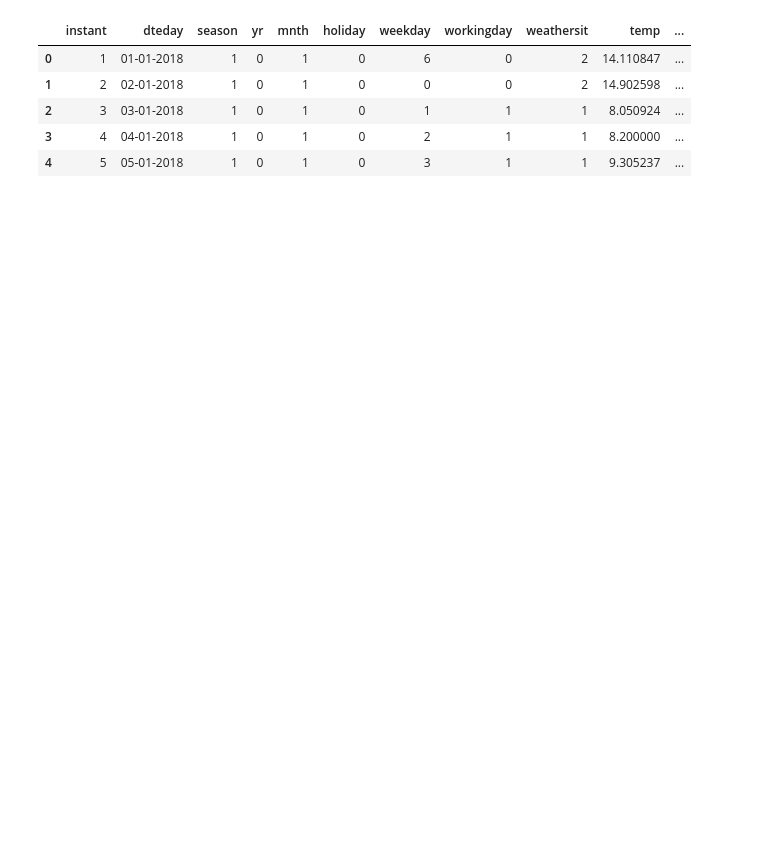
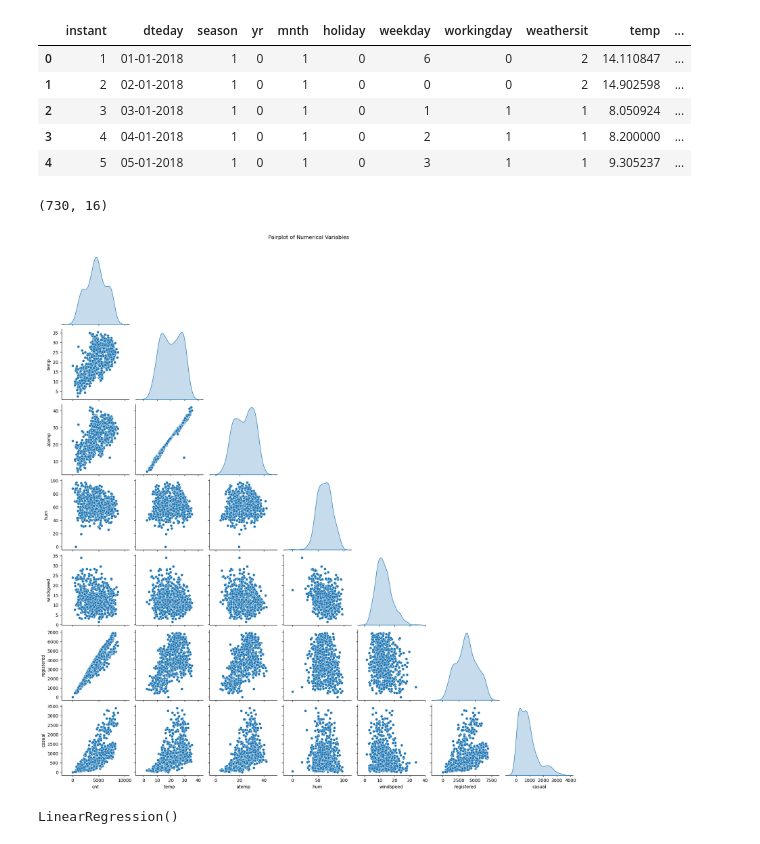
Before and after one commit to WolfeTyler/Bike-Sharing-ML-Project, a Jupyter notebook: Bike-Sharing-ML.ipynb, the cells around one changed output. Saved outputs shown, nothing was run; the diff lists cells and outputs as text; code cells hidden in the pictures; blank space fills up the shorter version.

Commit message:
Updating notebook with latest model

```diff
--- a/Bike-Sharing-ML.ipynb
+++ b/Bike-Sharing-ML.ipynb
@@ -21,3 +24,17 @@ data.head()
 | 2 | 3 | 03-01-2018 | 1 | 0 | 1 | 0 | 1 | 1 | 1 | 8.050924 | ... |
 | 3 | 4 | 04-01-2018 | 1 | 0 | 1 | 0 | 2 | 1 | 1 | 8.200000 | ... |
 | 4 | 5 | 05-01-2018 | 1 | 0 | 1 | 0 | 3 | 1 | 1 | 9.305237 | ... |
+# %%
+data.shape
+# %% [output]
+(730, 16)
+# %%
+# Select numerical columns for the pairplot
+numerical_columns = ['cnt', 'temp', 'atemp', 'hum', 'windspeed', 'registered', 'casual']
+
+# Create pairplot
+sns.pairplot(data[numerical_columns], diag_kind='kde', kind='scatter', corner=True)
+plt.suptitle("Pairplot of Numerical Variables", y=1.02)
+plt.show()
+# %% [output]
+[figure, added]
@@ -23,0 +54,6 @@ data.head()
+# %%
+# Train the multiple linear regression model
+model = LinearRegression()
+model.fit(X_train, y_train)
+# %% [output]
+LinearRegression()
```
Also changed, not shown: parts of 9 cells of this notebook.
